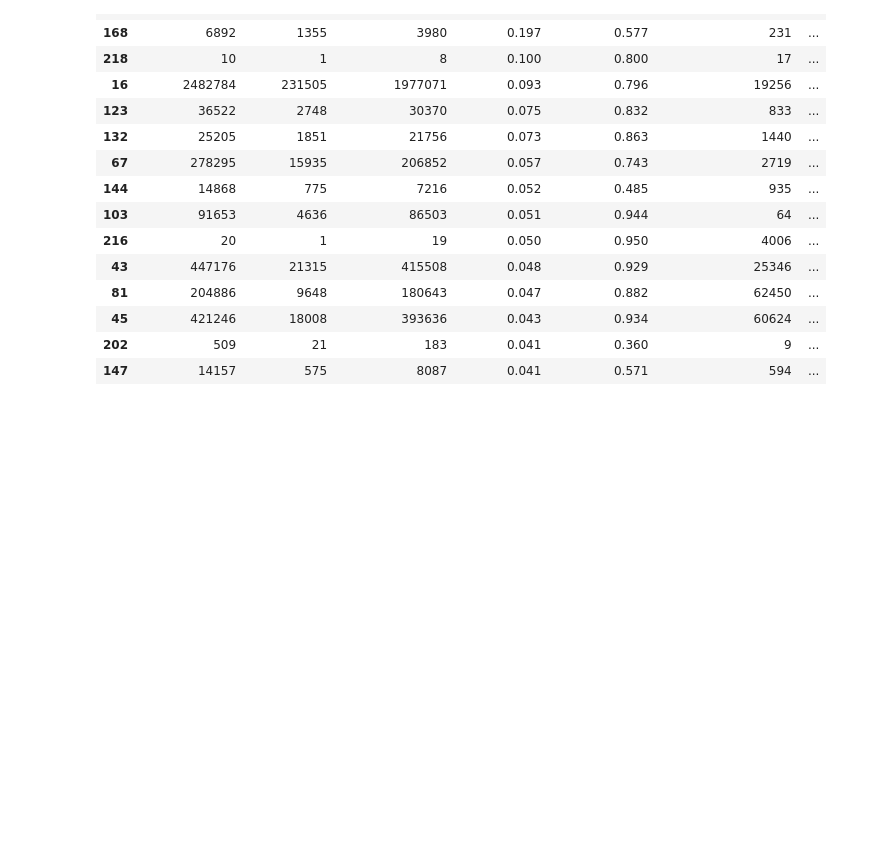
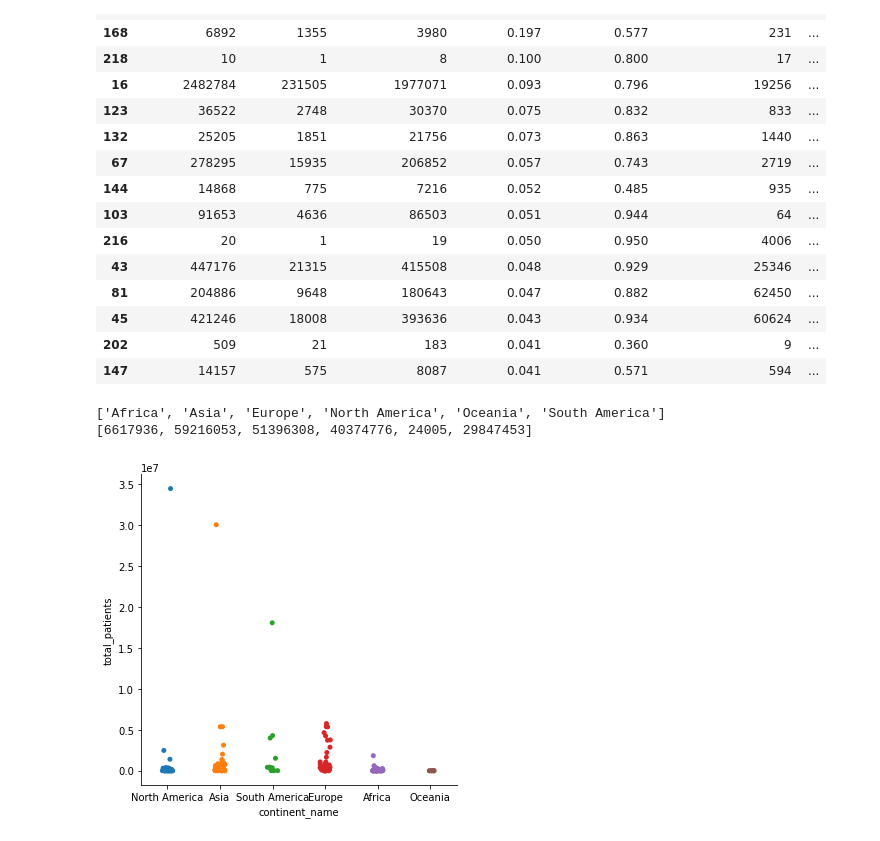
Before and after one commit to hyunjun33/LikeLion_Web, a Jupyter notebook: covid_website_analysis/covid_website_data_exploratory_analysis.ipynb, the cells around one changed output. Cells and saved outputs as stored; diff of their text form; code cells hidden in the pictures; blank space fills up the shorter version.

```diff
--- a/covid_website_analysis/covid_website_data_exploratory_analysis.ipynb
+++ b/covid_website_analysis/covid_website_data_exploratory_analysis.ipynb
@@ -142,3 +120,20 @@ final_df.sort_values(by="critical_rate", ascending=False)[:15]
 | 45 | 421246 | 18008 | 393636 | 0.043 | 0.934 | 60624 | ... |
 | 202 | 509 | 21 | 183 | 0.041 | 0.360 | 9 | ... |
 | 147 | 14157 | 575 | 8087 | 0.041 | 0.571 | 594 | ... |
+# %%
+# 대륙별 확진자 수 비교 그래프 (절대 환자 수)
+
+continent_group = final_df.groupby('continent_name')['total_patients'].sum()
+continent_category = continent_group.index.tolist()
+continent_data = continent_group.tolist()
+
+print(continent_category)
+print(continent_data)
+
+
+sns.catplot(x="continent_name", y="total_patients", data=final_df)
+plt.show()
+# %% [output]
+['Africa', 'Asia', 'Europe', 'North America', 'Oceania', 'South America']
+[6617936, 59216053, 51396308, 40374776, 24005, 29847453]
+[figure, new version]
```
Also changed, not shown: parts of 21 cells of this notebook.
